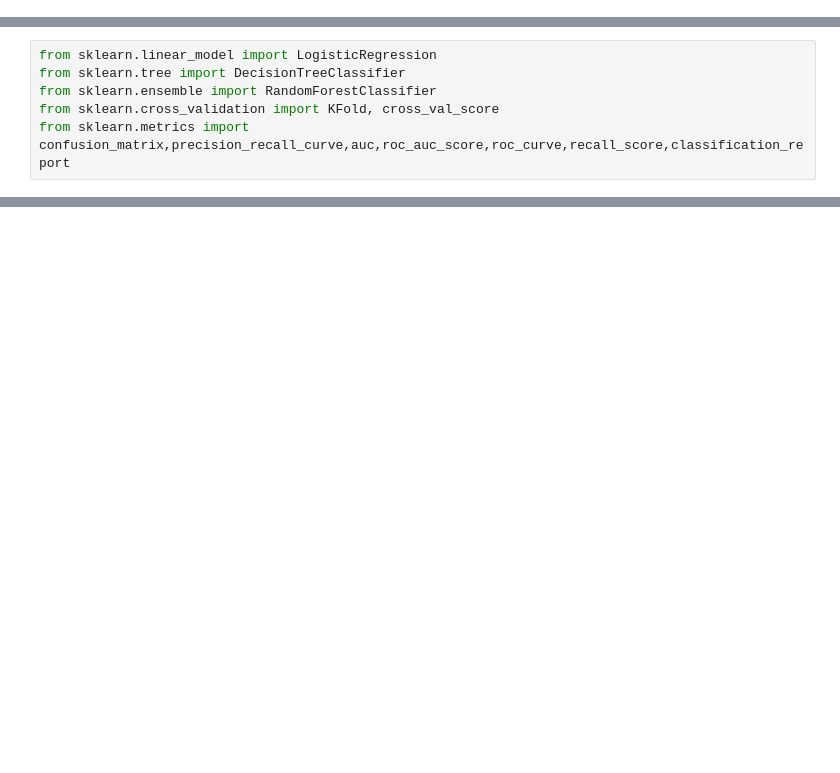
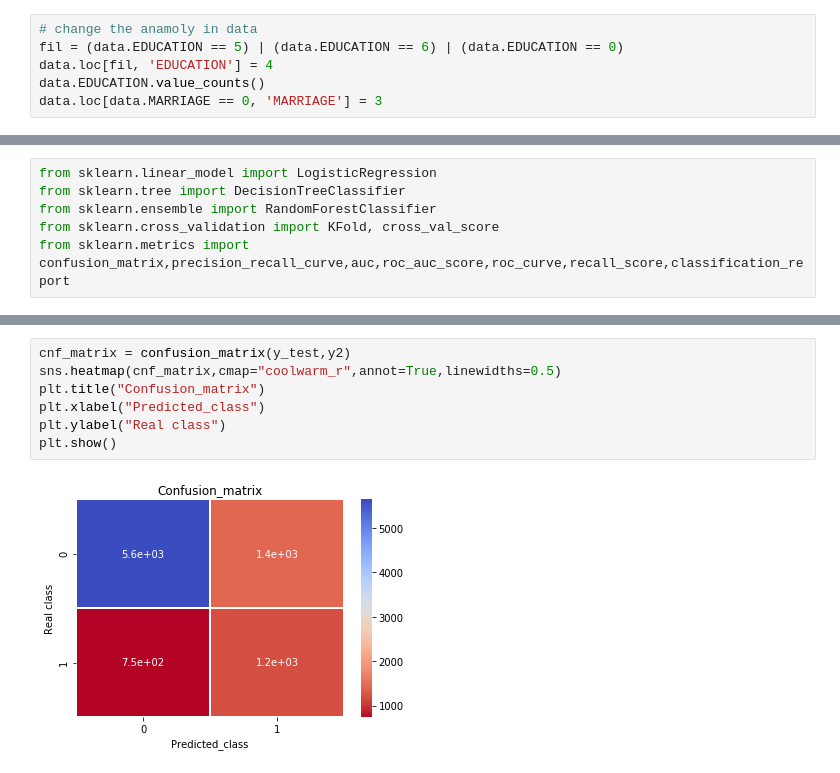
Before and after one commit to cchopade/taiwanese_credit_default, a Jupyter notebook: Hackathon21Apr.ipynb, the cells around one changed output, grey strips where cells are left out. Cells and saved outputs as stored; diff of their text form; blank space fills up the shorter version.

```diff
--- a/Hackathon21Apr.ipynb
+++ b/Hackathon21Apr.ipynb
@@ -25,6 +25,12 @@ data.head()
 | 3 | 3 | 4 | 50000 | 2 | 2 | 1 | 37 | 0 | 0 | 0 | ... |
 | 4 | 4 | 5 | 50000 | 1 | 2 | 1 | 57 | -1 | 0 | -1 | ... |
 5 rows × 26 columns
+# %%
+# change the anamoly in data
+fil = (data.EDUCATION == 5) | (data.EDUCATION == 6) | (data.EDUCATION == 0)
+data.loc[fil, 'EDUCATION'] = 4
+data.EDUCATION.value_counts()
+data.loc[data.MARRIAGE == 0, 'MARRIAGE'] = 3
 # %%
 # one hot encoding
 df1 = pd.get_dummies(data.SEX)
@@ -236,0 +278,9 @@ http://pandas.pydata.org/pandas-docs/stable/indexing.html#ix-indexer-is-deprecat
+# %%
+cnf_matrix = confusion_matrix(y_test,y2)
+sns.heatmap(cnf_matrix,cmap="coolwarm_r",annot=True,linewidths=0.5)
+plt.title("Confusion_matrix")
+plt.xlabel("Predicted_class")
+plt.ylabel("Real class")
+plt.show()
+# %% [output]
+[figure, added]
```
Also changed, not shown: parts of 15 cells of this notebook.
